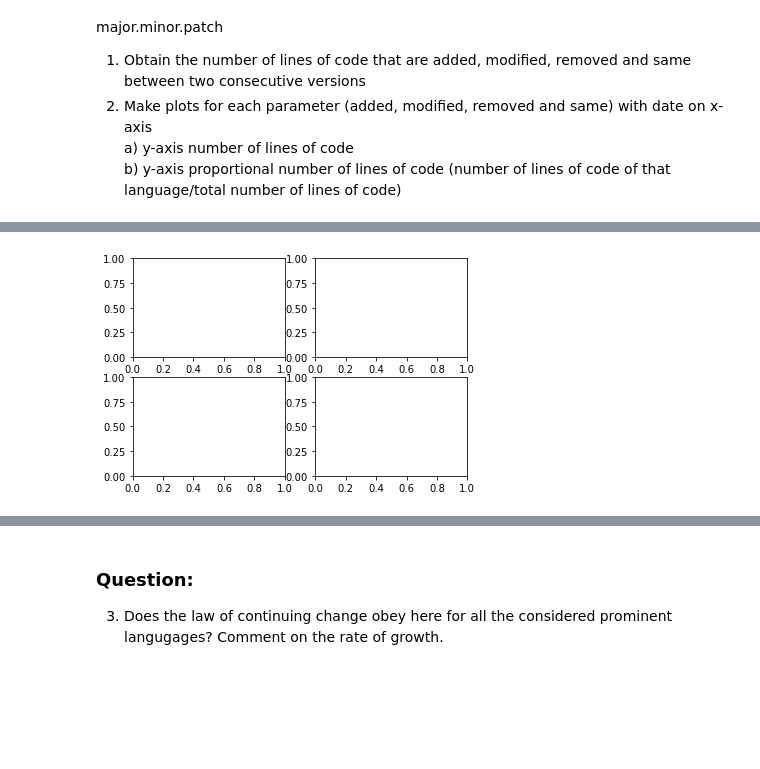
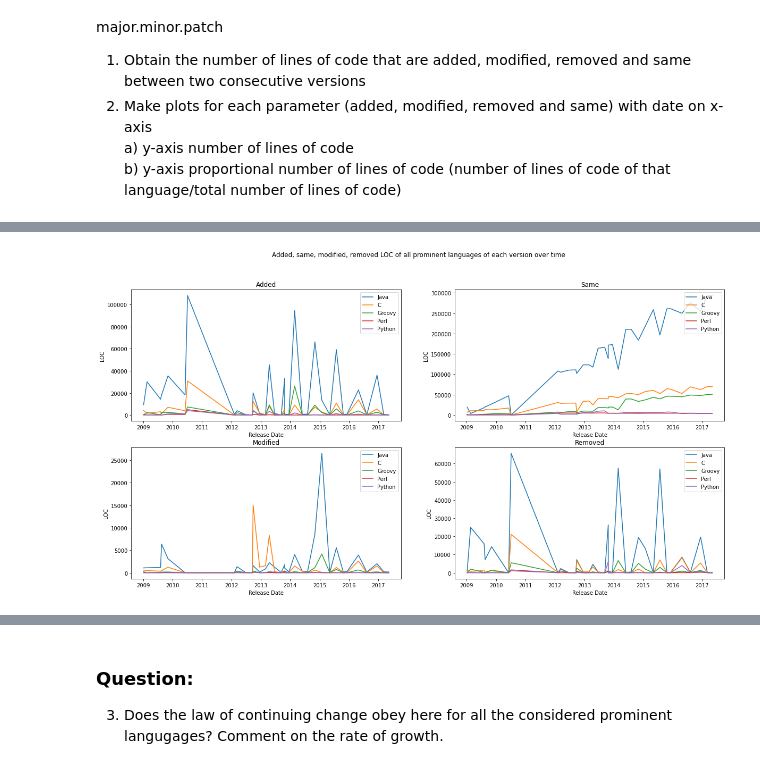
Before and after one commit to Kreik2809/Software_evolution_TP2_2023, a Jupyter notebook: TP2_section2.ipynb, the cells around one changed output, grey strips where cells are left out. Cells and saved outputs as stored; diff of their text form; code cells hidden in the pictures; blank space fills up the shorter version.

```diff
--- a/TP2_section2.ipynb
+++ b/TP2_section2.ipynb
@@ -430,5 +450,11 @@ df = extract_data(major_minor_patch_versions)
 1 error:
 Line count, exceeded timeout:  ../eucalyptus/net/globalnetwork.c
+# %%
+df["TotalJava"] = df["JavaCode"] + df["JavaComment"] + df["JavaBlank"]
+df["TotalC"] = df["CCode"] + df["CComment"] + df["CBlank"]
+df["TotalGroovy"] = df["GroovyCode"] + df["GroovyComment"] + df["GroovyBlank"]
+df["TotalPerl"] = df["PerlCode"] + df["PerlComment"] + df["PerlBlank"]
+df["TotalPython"] = df["PythonCode"] + df["PythonComment"] + df["PythonBlank"]
 # %%
 #plot the line chart
 plt.figure(figsize=(7,7))
@@ -474,8 +572,8 @@ Code hint:
 For each pair of tags, set the original project to the required tag and the copy of the original project to the next tag.
 To get the required data in json format - "command = f'CLOC/cloc --git --diff {first_project_path} {second_project_path} --json'"
 # %%
-eucalyptus_project_path = '' # your project path here
-eucalyptus_copy_project_path = '' # your path to the copy of your project here
-major_minor_patch_versions = '' #set of version that you would like to consider for this analysis
+eucalyptus_project_path = '../eucalyptus' # your project path here
+eucalyptus_copy_project_path = '../eucalyptus_copy' # your path to the copy of your project here
+#major_minor_patch_versions = '' #set of version that you would like to consider for this analysis
 # %%
 # Your code here to get the data
@@ -483,0 +620,3 @@ major_minor_patch_versions = '' #set of version that you would like to consider
+# %%
+prominent_languages = ['Java', 'C', 'Groovy', 'Perl', 'Python']
+df = extract_data_diffs(major_minor_patch_versions, prominent_languages)
@@ -504,0 +765,2 @@ Consider the prominent languages used in this software project for versions of t
+# %%
+df_dict = extract_data_diffs(major_minor_patch_versions, prominent_languages)
@@ -505,5 +779,48 @@ Consider the prominent languages used in this software project for versions of t
 # %%
 # Your plotting code here
-fig,axes = plt.subplots(2,2)
+fig,axes = plt.subplots(2,2, figsize=(20, 10))
+fig.suptitle("Added, same, modified, removed LOC of all prominent languages of each version over time")
+
+axes[0,0].plot(df_dict['Java']['releaseDate'],df_dict['Java']['added'],label='Java')
+axes[0,0].plot(df_dict['C']['releaseDate'],df_dict['C']['added'],label='C')
+axes[0,0].plot(df_dict['Groovy']['releaseDate'],df_dict['Groovy']['added'],label='Groovy')
+axes[0,0].plot(df_dict['Perl']['releaseDate'],df_dict['Perl']['added'],label='Perl')
+axes[0,0].plot(df_dict['Python']['releaseDate'],df_dict['Python']['added'],label='Python')
+axes[0,0].set_title('Added')
+axes[0,0].set_xlabel('Release Date')
+axes[0,0].set_ylabel('LOC')
+axes[0,0].legend(loc='upper right')
+
+axes[0,1].plot(df_dict['Java']['releaseDate'],df_dict['Java']['same'],label='Java')
+axes[0,1].plot(df_dict['C']['releaseDate'],df_dict['C']['same'],label='C')
+axes[0,1].plot(df_dict['Groovy']['releaseDate'],df_dict['Groovy']['same'],label='Groovy')
+axes[0,1].plot(df_dict['Perl']['releaseDate'],df_dict['Perl']['same'],label='Perl')
+axes[0,1].plot(df_dict['Python']['releaseDate'],df_dict['Python']['same'],label='Python')
+axes[0,1].set_title('Same')
+axes[0,1].set_xlabel('Release Date')
+axes[0,1].set_ylabel('LOC')
+axes[0,1].legend(loc='upper right')
+
+axes[1,0].plot(df_dict['Java']['releaseDate'],df_dict['Java']['modified'],label='Java')
+axes[1,0].plot(df_dict['C']['releaseDate'],df_dict['C']['modified'],label='C')
+axes[1,0].plot(df_dict['Groovy']['releaseDate'],df_dict['Groovy']['modified'],label='Groovy')
+axes[1,0].plot(df_dict['Perl']['releaseDate'],df_dict['Perl']['modified'],label='Perl')
+axes[1,0].plot(df_dict['Python']['releaseDate'],df_dict['Python']['modified'],label='Python')
+axes[1,0].set_title('Modified')
+axes[1,0].set_xlabel('Release Date')
+axes[1,0].set_ylabel('LOC')
+axes[1,0].legend(loc='upper right')
+
+axes[1,1].plot(df_dict['Java']['releaseDate'],df_dict['Java']['removed'],label='Java')
+axes[1,1].plot(df_dict['C']['releaseDate'],df_dict['C']['removed'],label='C')
+axes[1,1].plot(df_dict['Groovy']['releaseDate'],df_dict['Groovy']['removed'],label='Groovy')
+axes[1,1].plot(df_dict['Perl']['releaseDate'],df_dict['Perl']['removed'],label='Perl')
+axes[1,1].plot(df_dict['Python']['releaseDate'],df_dict['Python']['removed'],label='Python')
+axes[1,1].set_title('Removed')
+axes[1,1].set_xlabel('Release Date')
+axes[1,1].set_ylabel('LOC')
+axes[1,1].legend(loc='upper right')
+
+plt.show()
 # %% [output]
-[figure, old version]
+[figure, new version]
```
Also changed, not shown: parts of 40 cells of this notebook, 3 other files.
